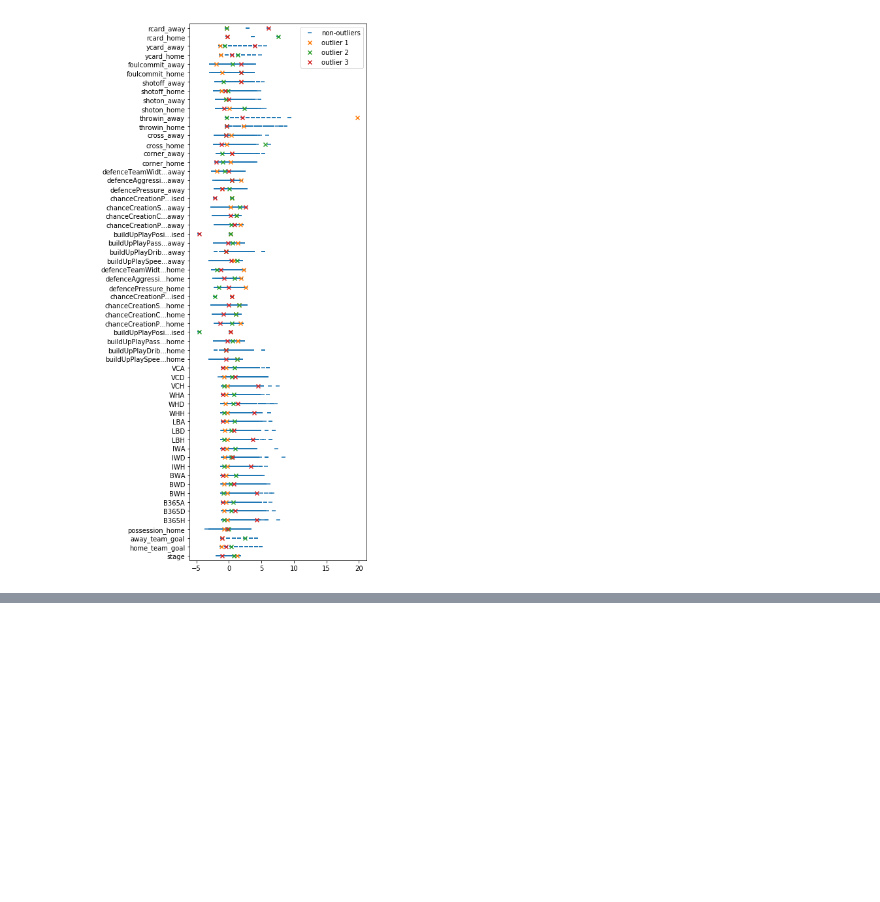
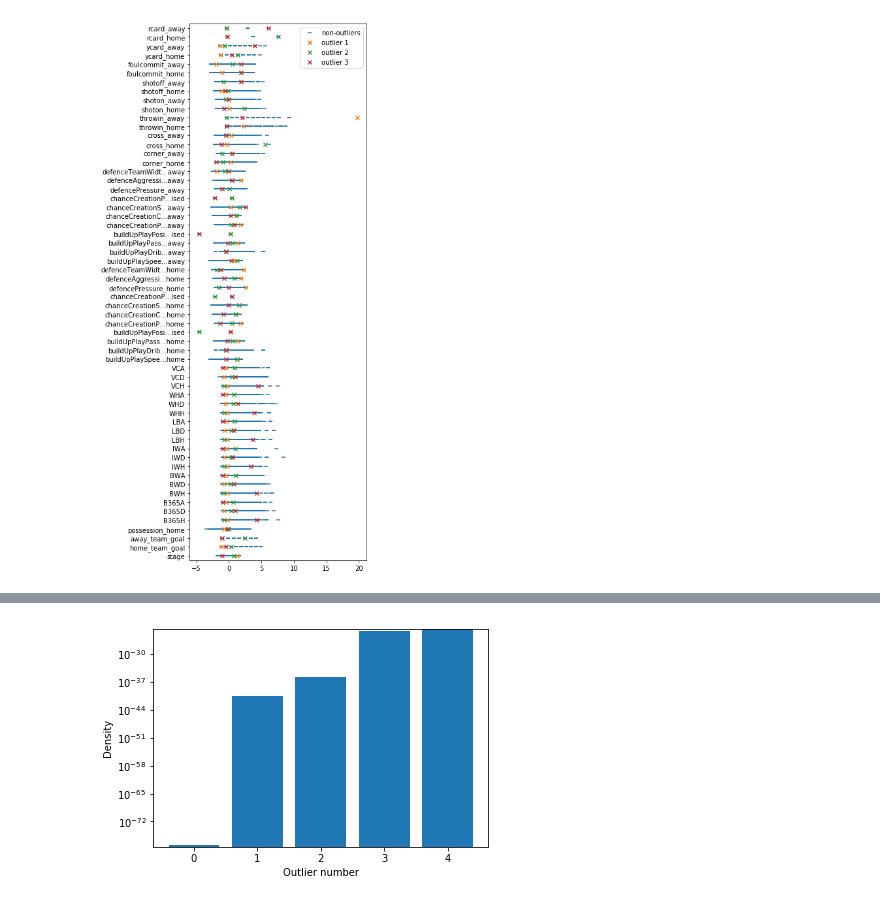
Before and after one commit to ShawnHouCHN/Introduction-to-Machine-Learning-and-Data-Mining-E17, a Jupyter notebook: Project3/Outliers.ipynb, the cells around one changed output, grey strips where cells are left out. Cells and saved outputs as stored; diff of their text form; code cells hidden in the pictures; blank space fills up the shorter version.

```diff
--- a/Project3/Outliers.ipynb
+++ b/Project3/Outliers.ipynb
@@ -183,0 +202,4 @@ visualize_outliers(ard, 'KNN ARD')
+# %%
+visualize_density(ard, 'bar_ard.pdf')
+# %% [output]
+[figure, added]
```
Also changed, not shown: parts of 3 cells of this notebook.
